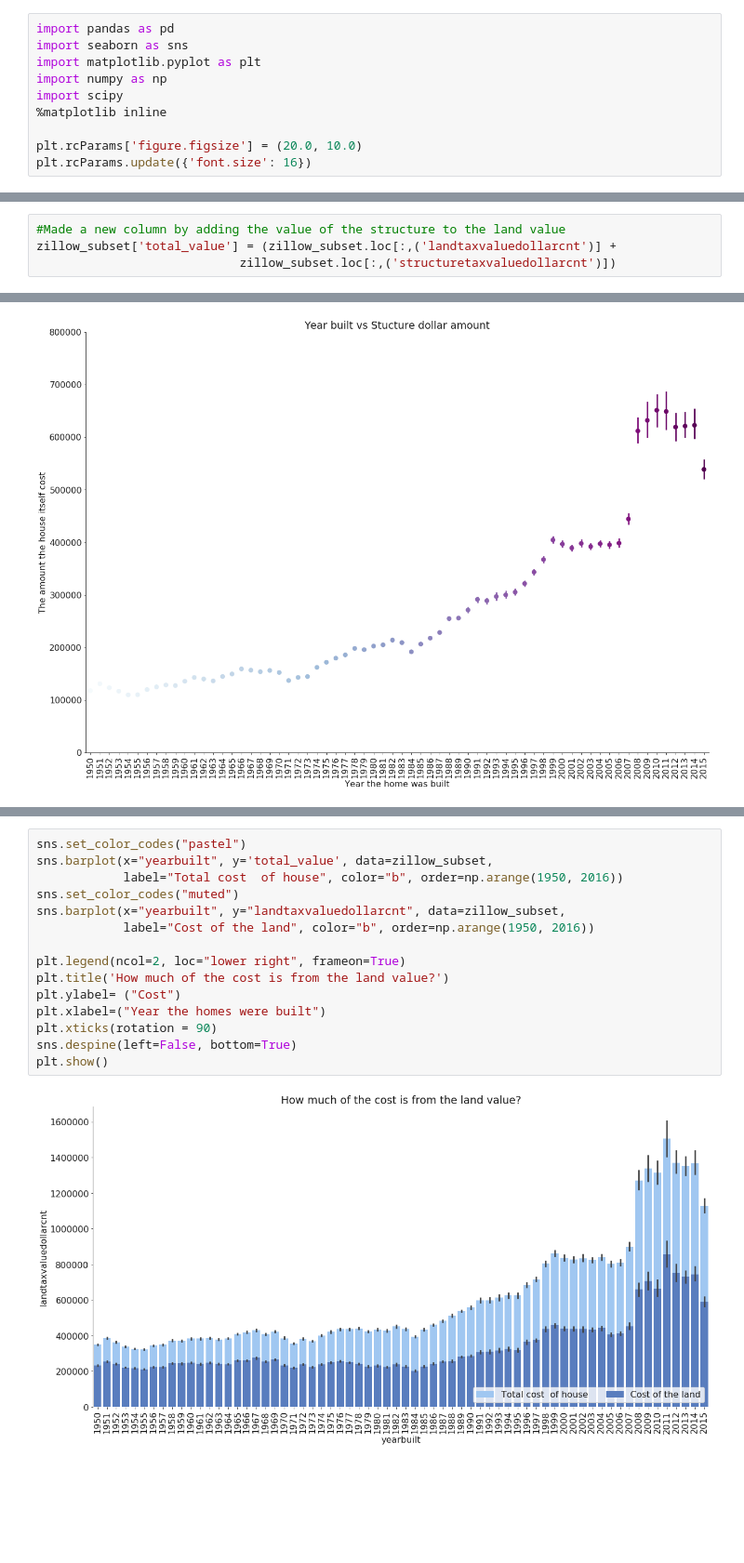
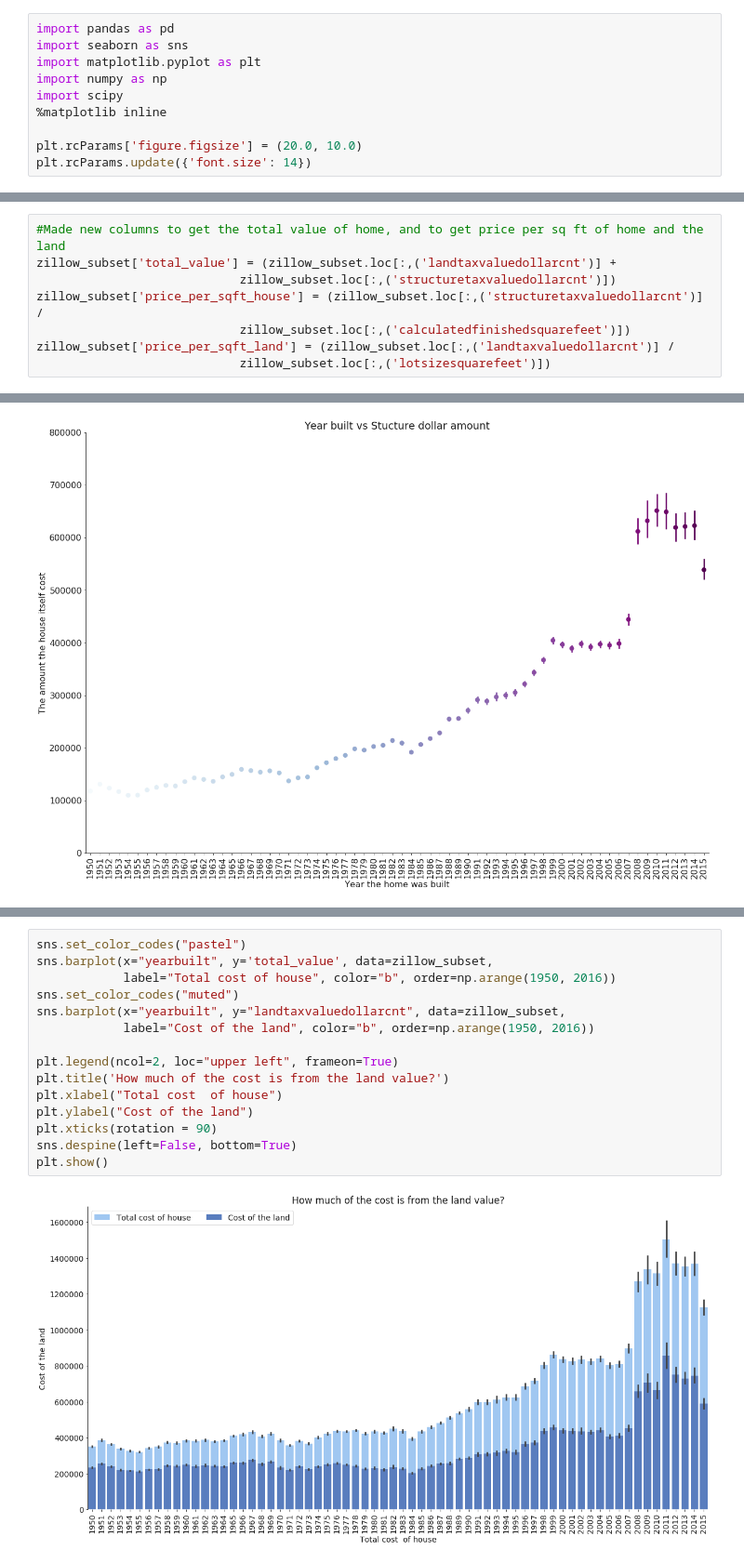
Before and after one commit to efuller11/Thinkful, a Jupyter notebook: Capstone Housing Market.ipynb, the cells around one changed output, grey strips where cells are left out. Shown at 93% size. Drawn from its saved outputs; the diff is of its cells as text; blank space fills up the shorter version.

```diff
--- a/Capstone Housing Market.ipynb
+++ b/Capstone Housing Market.ipynb
@@ -13,7 +13,7 @@ import scipy
 %matplotlib inline
 
 plt.rcParams['figure.figsize'] = (20.0, 10.0)
-plt.rcParams.update({'font.size': 16})
+plt.rcParams.update({'font.size': 14})
 # %%
 zillow_dataset = pd.read_csv('properties_2017.csv')
 # %% [markdown]
@@ -27,9 +27,13 @@ zillow_subset = zillow_dataset[zillow_dataset_cols]
 #Dropping rows with NAs
 zillow_subset = zillow_subset.dropna(axis = 0, how = 'any')
 # %%
-#Made a new column by adding the value of the structure to the land value
+#Made new columns to get the total value of home, and to get price per sq ft of home and the land
 zillow_subset['total_value'] = (zillow_subset.loc[:,('landtaxvaluedollarcnt')] +
                             zillow_subset.loc[:,('structuretaxvaluedollarcnt')])
+zillow_subset['price_per_sqft_house'] = (zillow_subset.loc[:,('structuretaxvaluedollarcnt')] /
+                            zillow_subset.loc[:,('calculatedfinishedsquarefeet')])
+zillow_subset['price_per_sqft_land'] = (zillow_subset.loc[:,('landtaxvaluedollarcnt')] /
+                            zillow_subset.loc[:,('lotsizesquarefeet')])
 # %%
 #Dropping rows with zeros
 zillow_subset= zillow_subset[(zillow_subset.T != 0).all(axis=0)]
@@ -194,17 +203,17 @@ plt.show()
 # %%
 sns.set_color_codes("pastel")
 sns.barplot(x="yearbuilt", y='total_value', data=zillow_subset,
-            label="Total cost  of house", color="b", order=np.arange(1950, 2016))
+            label="Total cost of house", color="b", order=np.arange(1950, 2016))
 sns.set_color_codes("muted")
 sns.barplot(x="yearbuilt", y="landtaxvaluedollarcnt", data=zillow_subset,
             label="Cost of the land", color="b", order=np.arange(1950, 2016))
 
-plt.legend(ncol=2, loc="lower right", frameon=True)
+plt.legend(ncol=2, loc="upper left", frameon=True)
 plt.title('How much of the cost is from the land value?')
-plt.ylabel= ("Cost")
-plt.xlabel=("Year the homes were built")
+plt.xlabel("Total cost  of house")
+plt.ylabel("Cost of the land")
 plt.xticks(rotation = 90)
 sns.despine(left=False, bottom=True)
 plt.show()
 # %% [output]
-[figure, old version]
+[figure, new version]
```
Also changed, not shown: parts of 36 cells of this notebook.
